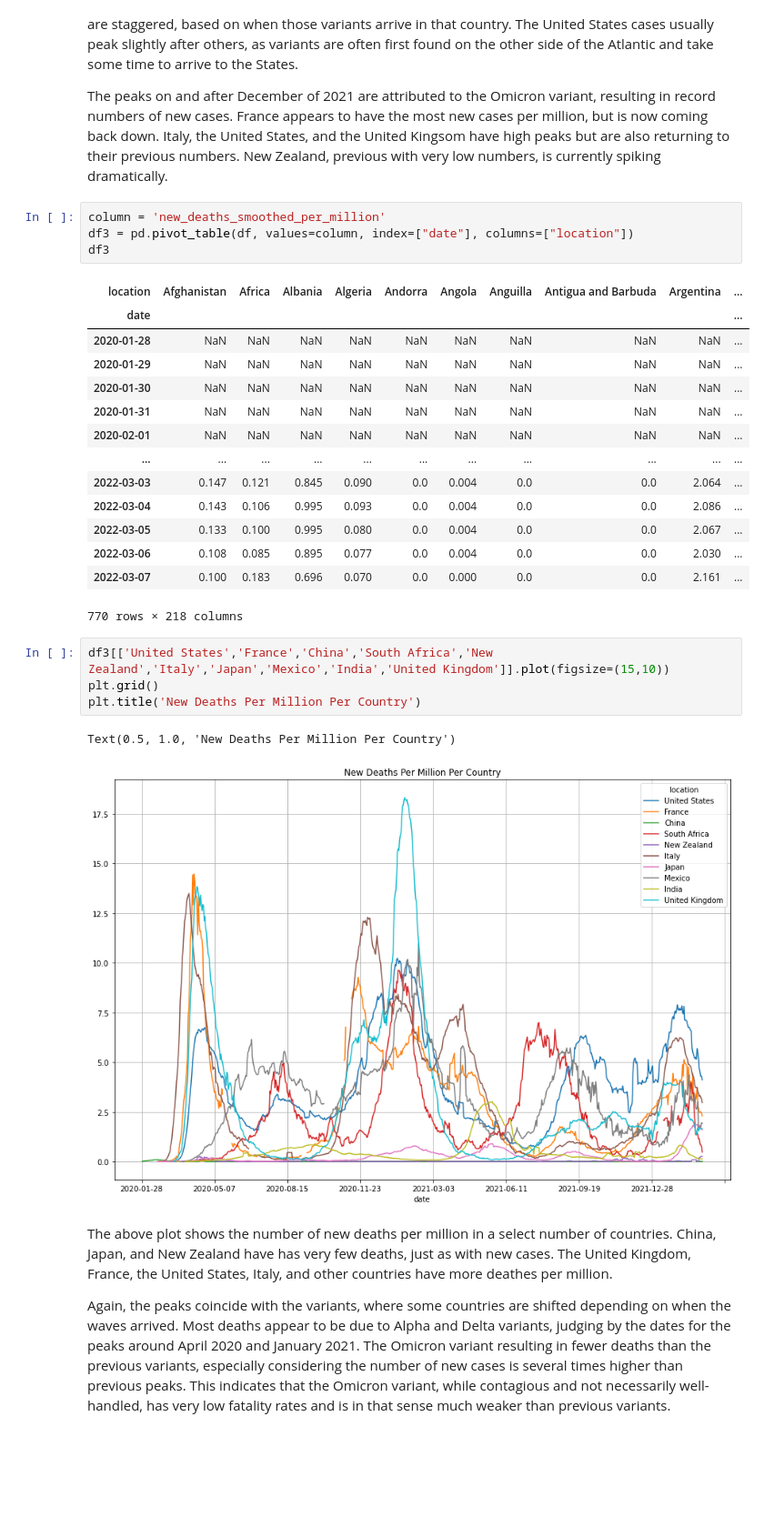
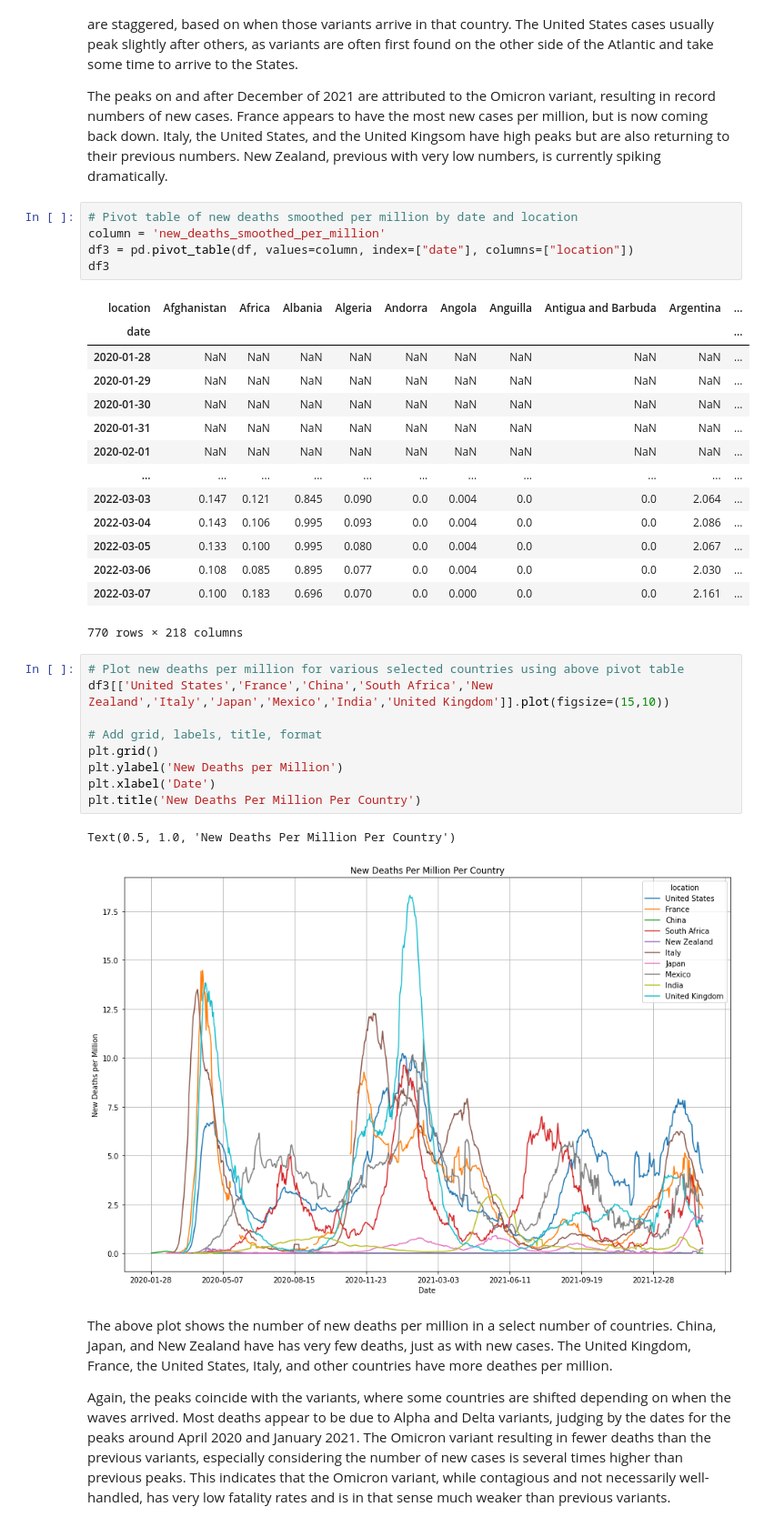
Before and after one commit to IriaWang/cs103a-cpa01, a Jupyter notebook: cpa01.ipynb, the cells around one changed output. Shown at 91% size. Saved outputs shown, nothing was run; the diff lists cells and outputs as text; blank space fills up the shorter version.

```diff
--- a/cpa01.ipynb
+++ b/cpa01.ipynb
@@ -98,6 +104,7 @@ Up until December of 2021, peaks are a result of waves from the Alpha, Beta, and
 
 The peaks on and after December of 2021 are attributed to the Omicron variant, resulting in record numbers of new cases. France appears to have the most new cases per million, but is now coming back down. Italy, the United States, and the United Kingsom have high peaks but are also returning to their previous numbers. New Zealand, previous with very low numbers, is currently spiking dramatically.
 # %%
+# Pivot table of new deaths smoothed per million by date and location
 column = 'new_deaths_smoothed_per_million'
 df3 = pd.pivot_table(df, values=column, index=["date"], columns=["location"])
 df3
@@ -117,12 +124,17 @@ df3
 | 2022-03-07 | 0.100 | 0.183 | 0.696 | 0.070 | 0.0 | 0.000 | 0.0 | 0.0 | 2.161 | ... |
 770 rows × 218 columns
 # %%
+# Plot new deaths per million for various selected countries using above pivot table
 df3[['United States','France','China','South Africa','New Zealand','Italy','Japan','Mexico','India','United Kingdom']].plot(figsize=(15,10))
+
+# Add grid, labels, title, format
 plt.grid()
+plt.ylabel('New Deaths per Million')
+plt.xlabel('Date')
 plt.title('New Deaths Per Million Per Country')
 # %% [output]
 Text(0.5, 1.0, 'New Deaths Per Million Per Country')
-[figure, old version]
+[figure, new version]
 # %% [markdown]
 The above plot shows the number of new deaths per million in a select number of countries. China, Japan, and New Zealand have has very few deaths, just as with new cases. The United Kingdom, France, the United States, Italy, and other countries have more deathes per million.
 
```
Also changed, not shown: parts of 6 cells of this notebook.
